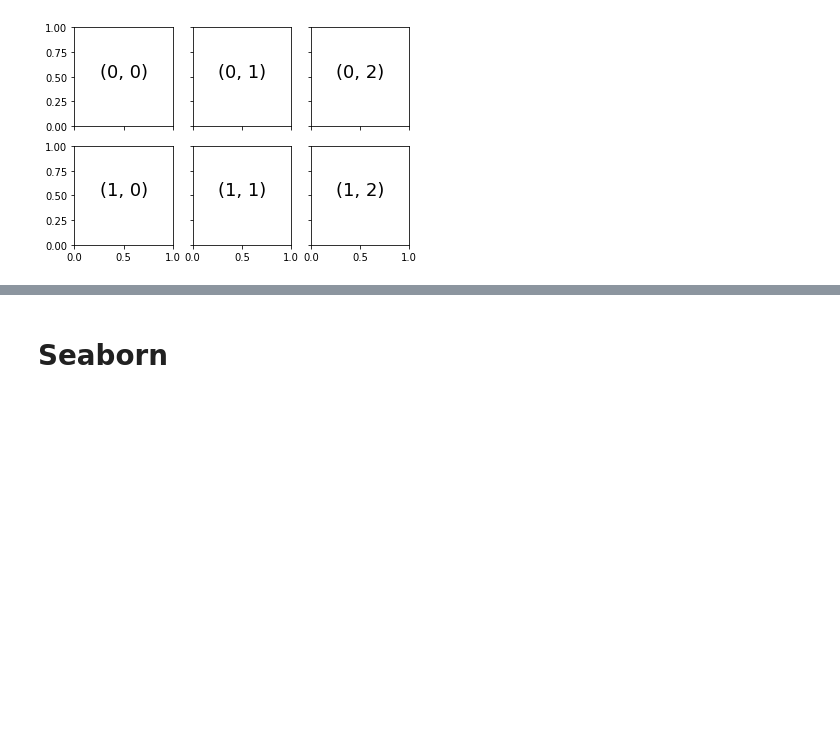
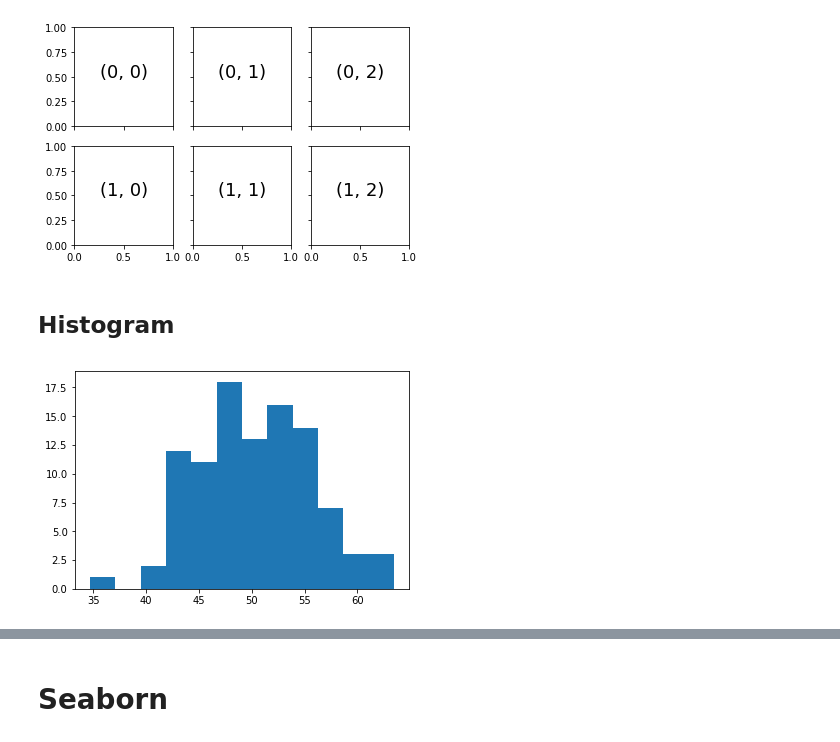
Before and after one commit to yongks/python_book, a Jupyter notebook: 03-matplotlib.ipynb, the cells around one changed output, grey strips where cells are left out. Cells and saved outputs as stored; diff of their text form; code cells hidden in the pictures; blank space fills up the shorter version.

```diff
--- a/03-matplotlib.ipynb
+++ b/03-matplotlib.ipynb
@@ -294,3 +294,9 @@ for i in range(2):
                       fontsize=18, ha='center')
 # %% [output]
 [figure]
+# %% [markdown]
+## Histogram
+# %%
+plt.hist(mydf.value1, bins=12);
+# %% [output]
+[figure, added]
```
Also changed, not shown: parts of 24 cells of this notebook, 52 other files.
